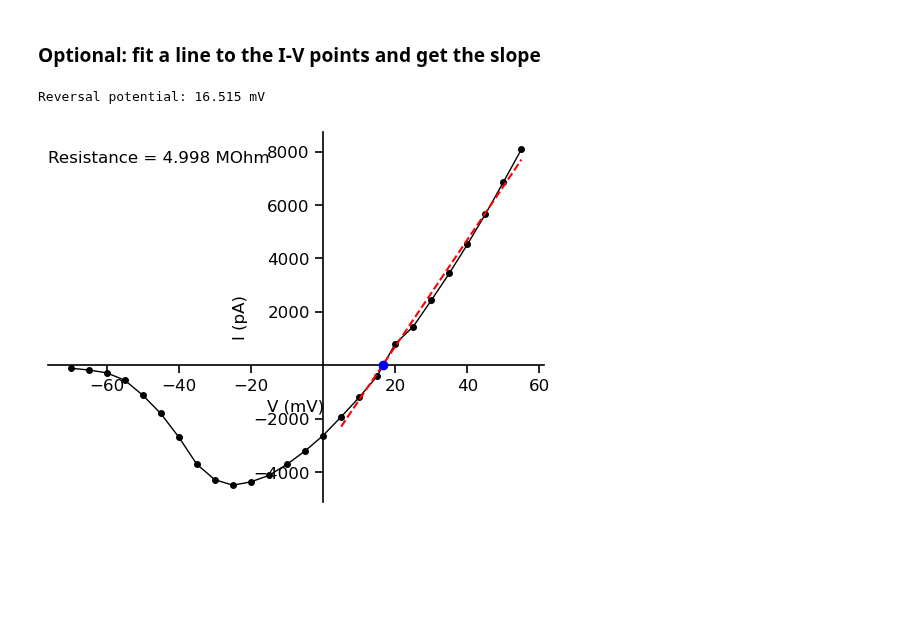
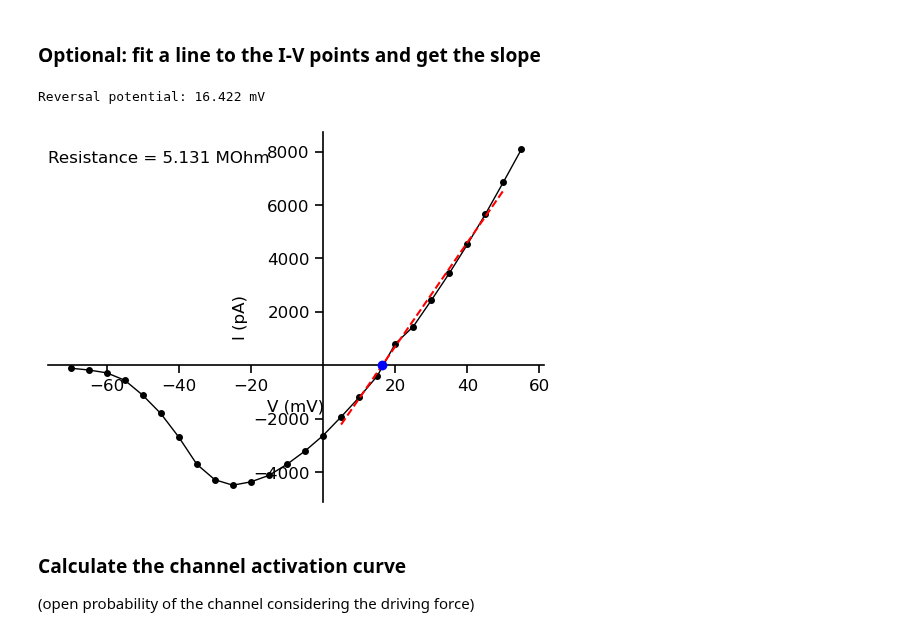
Before and after one commit to argalloni/CSHL_IonChannels2025, a Jupyter notebook: CSHL 1 - Na IVcurve.ipynb, the cells around one changed output. Cells and saved outputs as stored; diff of their text form; code cells hidden in the pictures; blank space fills up the shorter version.

```diff
--- a/CSHL 1 - Na IVcurve.ipynb
+++ b/CSHL 1 - Na IVcurve.ipynb
@@ -110,23 +110,26 @@ plot_IV(voltage_steps, current_steps, xlabel_coords=(0.95,0.25), ylabel_coords=(
 ### Optional: fit a line to the I-V points and get the slope
 # %%
 points_start = 15
-points_end = len(voltage_steps)
+points_end = 25
 
 ax = plot_IV(voltage_steps, current_steps)
 
 voltage_steps_to_fit = voltage_steps[points_start:points_end]
 current_steps_to_fit = current_steps[points_start:points_end]
 
 from scipy.stats import linregress
 slope, intercept, r_value, p_value, std_err = linregress(voltage_steps_to_fit, current_steps_to_fit)
 ax.plot(voltage_steps_to_fit, slope * voltage_steps_to_fit + intercept, linestyle='--', color='r', label='Fit')
 
 ax.text(0., 0.95, f"Resistance = {1/slope * 1000:.3f} MOhm", transform=ax.transAxes, fontsize=12, verticalalignment='top')
 
 # Find the intercept on the x-axis (where current is zero)
 intercept_x = -intercept / slope
 ax.scatter(intercept_x, 0, color='b', zorder=5)
 print(f"Reversal potential: {intercept_x:.3f} mV")
 # %% [output]
-Reversal potential: 16.515 mV
+Reversal potential: 16.422 mV
-[figure, old version]
+[figure, new version]
+# %% [markdown]
+### Calculate the channel activation curve
+(open probability of the channel considering the driving force)
```
Also changed, not shown: 2 other files.
